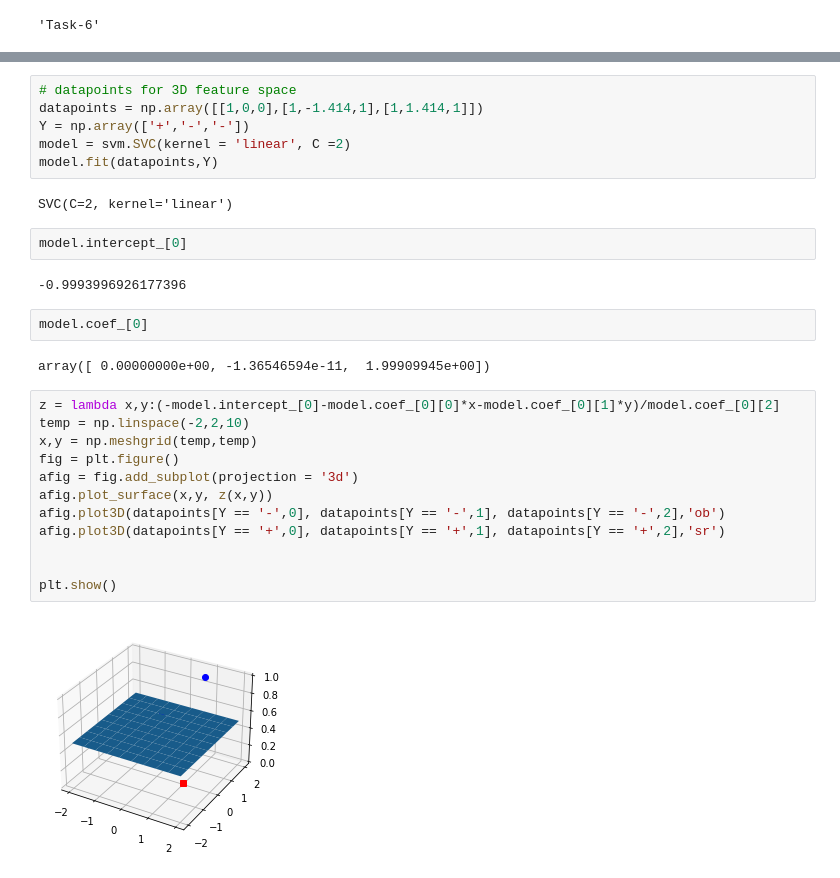
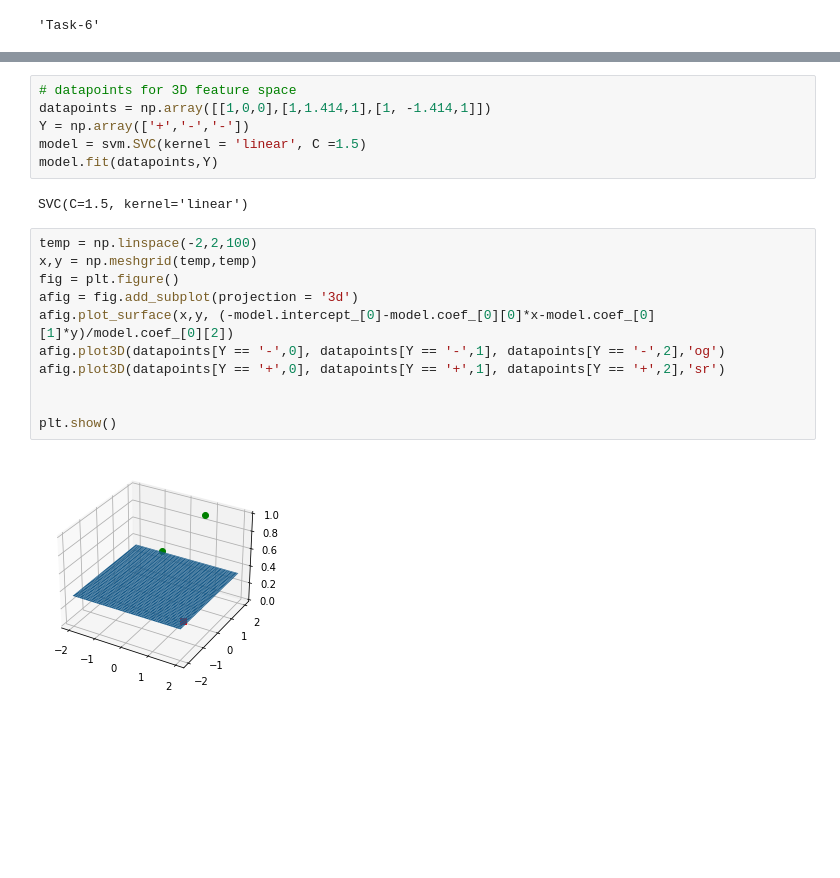
Before and after one commit to Surapanirakesh/MLHomework3, a Jupyter notebook: Assignment3-task5,6.ipynb, the cells around one changed output, grey strips where cells are left out. Drawn from its saved outputs; the diff is of its cells as text; blank space fills up the shorter version.

```diff
--- a/Assignment3-task5,6.ipynb
+++ b/Assignment3-task5,6.ipynb
@@ -130,30 +113,21 @@ sns.lmplot('x','y',data = df2, hue='class',fit_reg = False);
 # %%
 # datapoints for 3D feature space
-datapoints = np.array([[1,0,0],[1,-1.414,1],[1,1.414,1]])
+datapoints = np.array([[1,0,0],[1,1.414,1],[1, -1.414,1]])
 Y = np.array(['+','-','-'])
-model = svm.SVC(kernel = 'linear', C =2)
+model = svm.SVC(kernel = 'linear', C =1.5)
 model.fit(datapoints,Y)
 # %% [output]
-SVC(C=2, kernel='linear')
+SVC(C=1.5, kernel='linear')
-# %%
-model.intercept_[0]
-# %% [output]
--0.9993996926177396
-# %%
-model.coef_[0]
-# %% [output]
-array([ 0.00000000e+00, -1.36546594e-11,  1.99909945e+00])
 # %%
-z = lambda x,y:(-model.intercept_[0]-model.coef_[0][0]*x-model.coef_[0][1]*y)/model.coef_[0][2]
-temp = np.linspace(-2,2,10)
+temp = np.linspace(-2,2,100)
 x,y = np.meshgrid(temp,temp)
 fig = plt.figure()
 afig = fig.add_subplot(projection = '3d')
-afig.plot_surface(x,y, z(x,y))
-afig.plot3D(datapoints[Y == '-',0], datapoints[Y == '-',1], datapoints[Y == '-',2],'ob')
+afig.plot_surface(x,y, (-model.intercept_[0]-model.coef_[0][0]*x-model.coef_[0][1]*y)/model.coef_[0][2])
+afig.plot3D(datapoints[Y == '-',0], datapoints[Y == '-',1], datapoints[Y == '-',2],'og')
 afig.plot3D(datapoints[Y == '+',0], datapoints[Y == '+',1], datapoints[Y == '+',2],'sr')
 
 
 plt.show()
 # %% [output]
-[figure, old version]
+[figure, new version]
```
Also changed, not shown: parts of 4 cells of this notebook.
